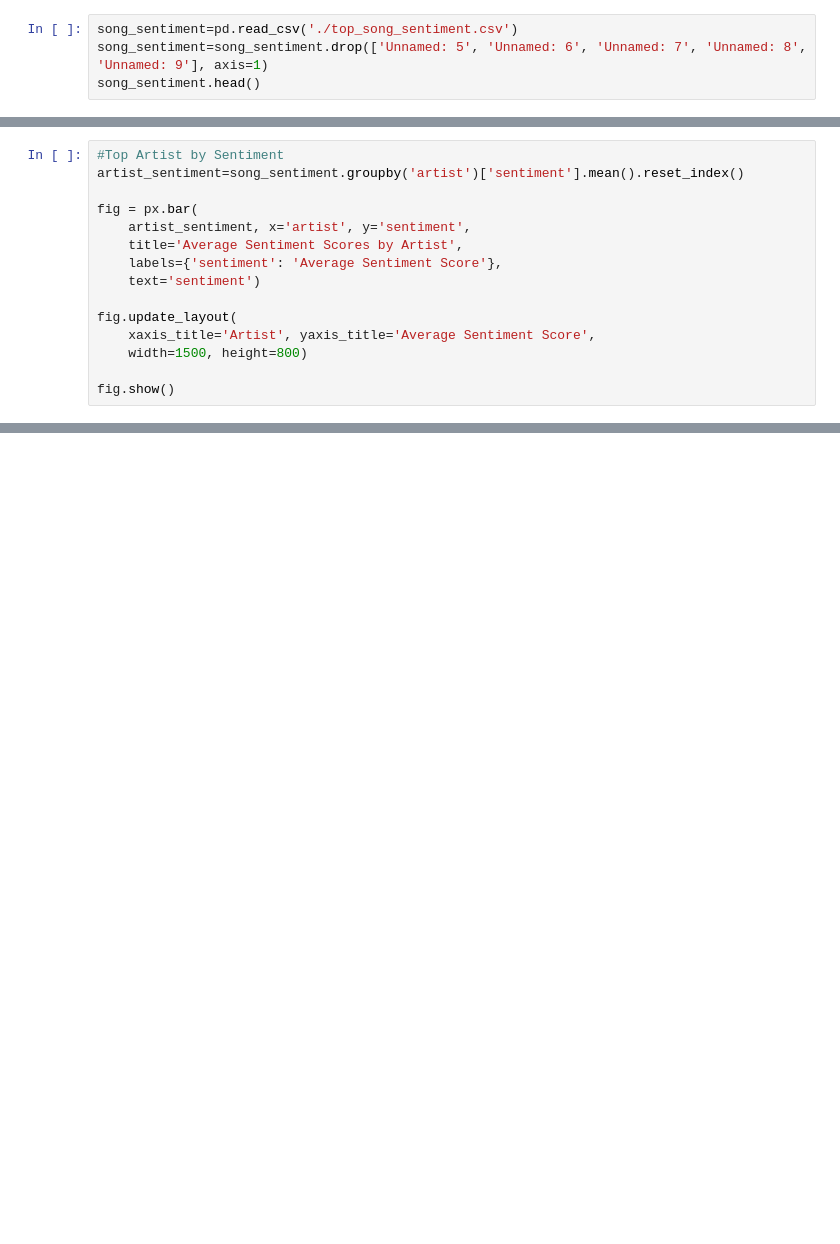
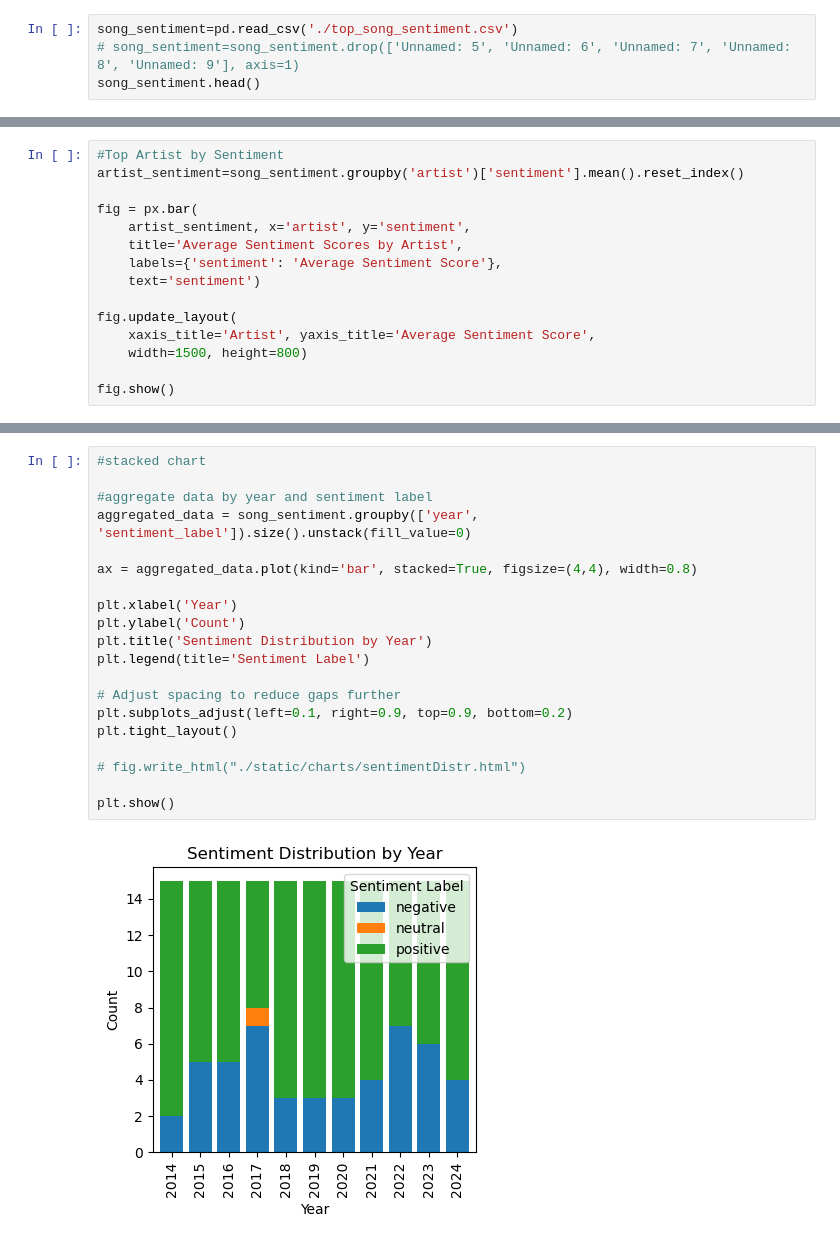
Before and after one commit to asyikin22/Python-for-Data-Analysis, a Jupyter notebook: PROJECTS/Spotify/sentiment_analysis.ipynb, the cells around one changed output, grey strips where cells are left out. Saved outputs shown, nothing was run; the diff lists cells and outputs as text; blank space fills up the shorter version.

```diff
--- a/PROJECTS/Spotify/sentiment_analysis.ipynb
+++ b/PROJECTS/Spotify/sentiment_analysis.ipynb
@@ -172,7 +172,7 @@ Missign Songs
 - I inserted them manually inot json file.
 # %%
 song_sentiment=pd.read_csv('./top_song_sentiment.csv')
-song_sentiment=song_sentiment.drop(['Unnamed: 5', 'Unnamed: 6', 'Unnamed: 7', 'Unnamed: 8', 'Unnamed: 9'], axis=1)
+# song_sentiment=song_sentiment.drop(['Unnamed: 5', 'Unnamed: 6', 'Unnamed: 7', 'Unnamed: 8', 'Unnamed: 9'], axis=1)
 song_sentiment.head()
 # %% [output]
 |  | year | artist | song | sentiment | sentiment_label |
@@ -367,2 +446,24 @@ fig.update_layout(
 
 fig.show()
+# %%
+#stacked chart
+
+#aggregate data by year and sentiment label
+aggregated_data = song_sentiment.groupby(['year', 'sentiment_label']).size().unstack(fill_value=0)
+
+ax = aggregated_data.plot(kind='bar', stacked=True, figsize=(4,4), width=0.8)
+
+plt.xlabel('Year')
+plt.ylabel('Count')
+plt.title('Sentiment Distribution by Year')
+plt.legend(title='Sentiment Label')
+
+# Adjust spacing to reduce gaps further
+plt.subplots_adjust(left=0.1, right=0.9, top=0.9, bottom=0.2)
+plt.tight_layout()
+
+# fig.write_html("./static/charts/sentimentDistr.html")
+
+plt.show()
+# %% [output]
+[figure, added]
```
Also changed, not shown: parts of 6 cells of this notebook, 28 other files.
